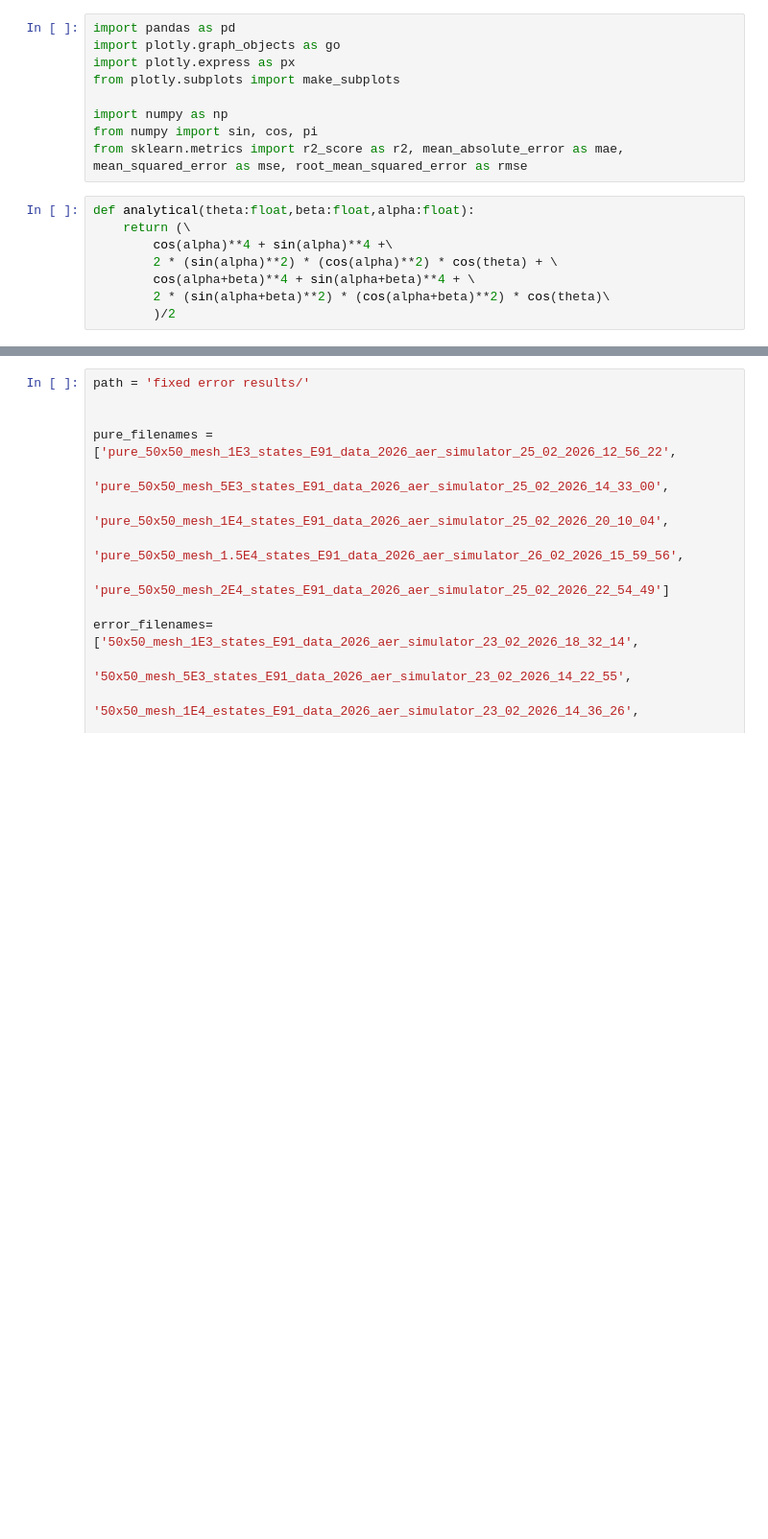
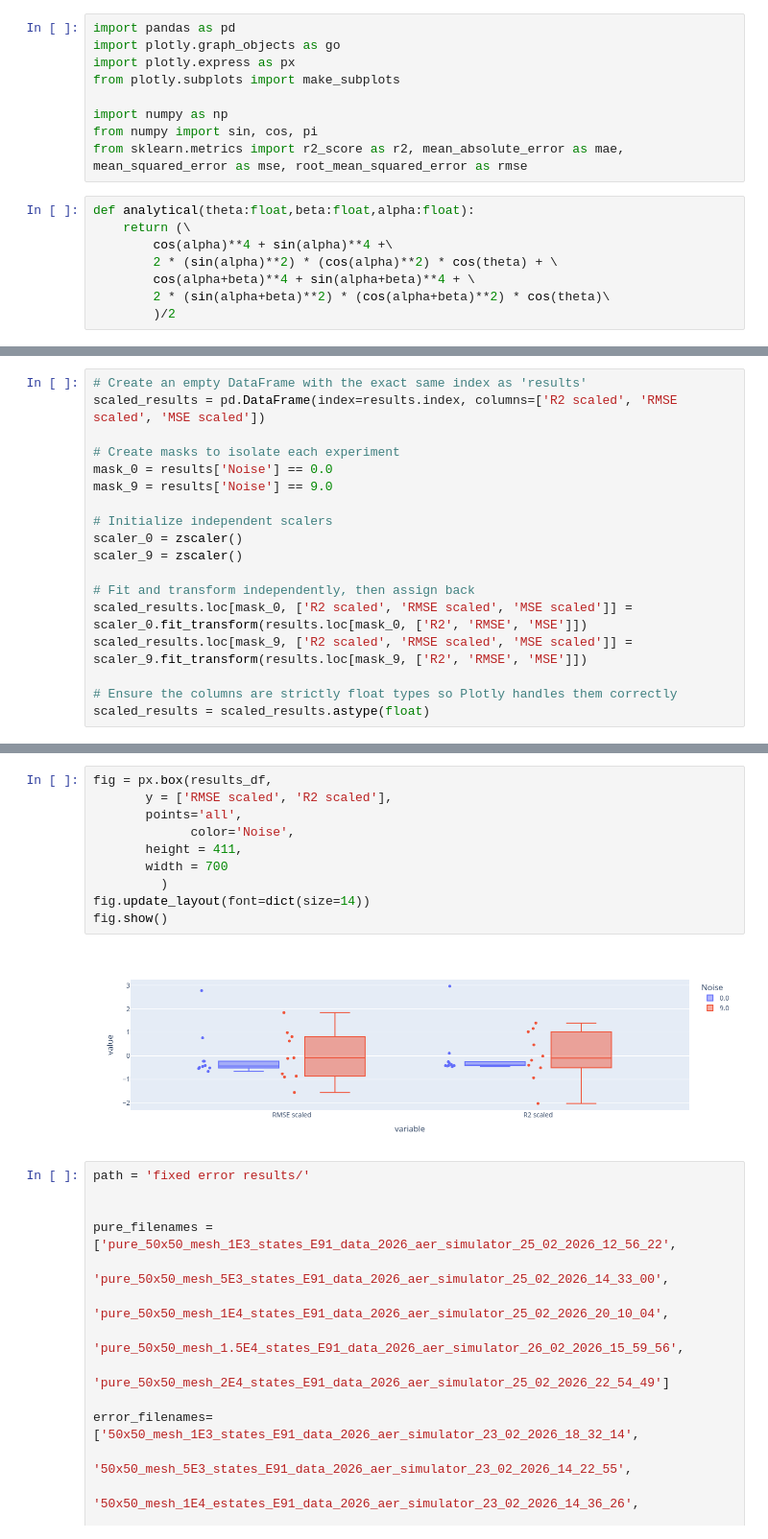
Before and after one commit to 4df31/QD-Biexciton-cascade-and-polarization-orientation-effect-on-QKD-protocol-E91, a Jupyter notebook: Plots.ipynb, the cells around one changed output, grey strips where cells are left out. Shown at 96% size. Saved outputs shown, nothing was run; the diff lists cells and outputs as text; blank space fills up the shorter version.

```diff
--- a/Plots.ipynb
+++ b/Plots.ipynb
@@ -140,0 +139,18 @@ fig.update_layout(
+# %%
+# Create an empty DataFrame with the exact same index as 'results'
+scaled_results = pd.DataFrame(index=results.index, columns=['R2 scaled', 'RMSE scaled', 'MSE scaled'])
+
+# Create masks to isolate each experiment
+mask_0 = results['Noise'] == 0.0
+mask_9 = results['Noise'] == 9.0
+
+# Initialize independent scalers
+scaler_0 = zscaler()
+scaler_9 = zscaler()
+
+# Fit and transform independently, then assign back
+scaled_results.loc[mask_0, ['R2 scaled', 'RMSE scaled', 'MSE scaled']] = scaler_0.fit_transform(results.loc[mask_0, ['R2', 'RMSE', 'MSE']])
+scaled_results.loc[mask_9, ['R2 scaled', 'RMSE scaled', 'MSE scaled']] = scaler_9.fit_transform(results.loc[mask_9, ['R2', 'RMSE', 'MSE']])
+
+# Ensure the columns are strictly float types so Plotly handles them correctly
+scaled_results = scaled_results.astype(float)
@@ -141,3 +167,15 @@ fig.update_layout(
+# %%
+fig = px.box(results_df,
+       y = ['RMSE scaled', 'R2 scaled'],
+       points='all',
+             color='Noise',
+       height = 411,
+       width = 700
+         )
+fig.update_layout(font=dict(size=14))
+fig.show()
+# %% [output]
+[figure, added]
 # %%
 path = 'fixed error results/'
 
```
Also changed, not shown: parts of 9 cells of this notebook.
